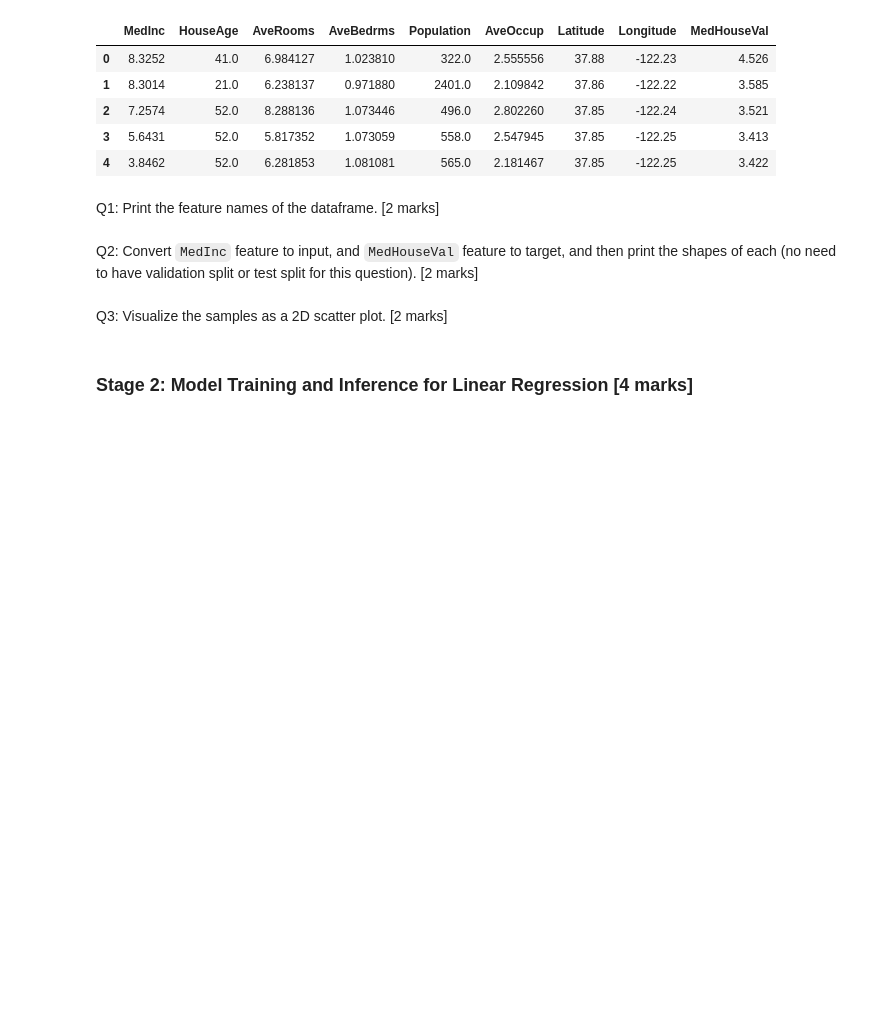
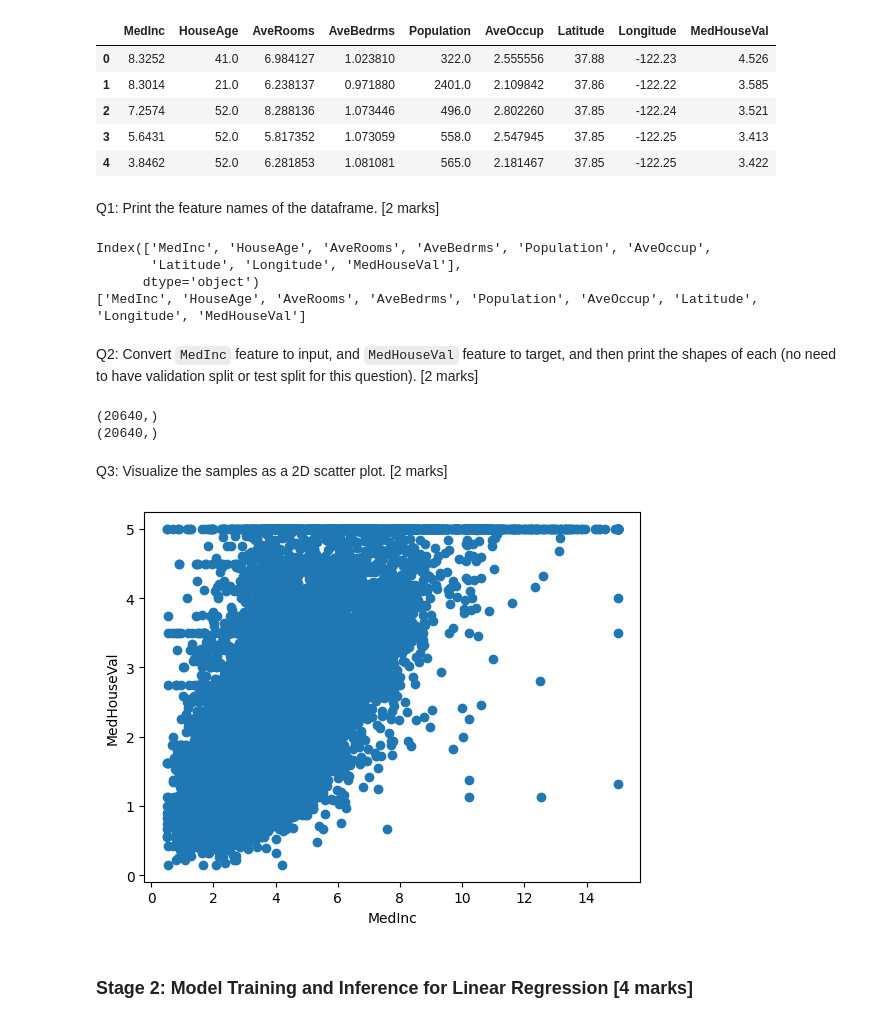
Before and after one commit to subhashiitb/IITKGP-ML, a Jupyter notebook: Assignment/Module1/Module -1 ML Assignment-Starter-Notebook.ipynb, the cells around one changed output. Cells and saved outputs as stored; diff of their text form; code cells hidden in the pictures; blank space fills up the shorter version.

```diff
--- a/Assignment/Module1/Module -1 ML Assignment-Starter-Notebook.ipynb
+++ b/Assignment/Module1/Module -1 ML Assignment-Starter-Notebook.ipynb
@@ -34,7 +34,16 @@ df.head()
 Q1: Print the feature names of the dataframe. [2 marks]
 # %%
 ### YOUR CODE STARTS HERE ###
+print (df.columns)
+
+# Printed as list also.
+print (list(df.columns))
 
 ### YOUR CODE ENDS HERE ###
+# %% [output]
+Index(['MedInc', 'HouseAge', 'AveRooms', 'AveBedrms', 'Population', 'AveOccup',
+       'Latitude', 'Longitude', 'MedHouseVal'],
+      dtype='object')
+['MedInc', 'HouseAge', 'AveRooms', 'AveBedrms', 'Population', 'AveOccup', 'Latitude', 'Longitude', 'MedHouseVal']
 # %% [markdown]
 Q2: Convert `MedInc` feature to input, and `MedHouseVal` feature to target, and then print the shapes of each (no need to have validation split or test split for this question). [2 marks]
@@ -45,9 +50,32 @@ Q2: Convert `MedInc` feature to input, and `MedHouseVal` feature to target, and
+# %%
+### YOUR CODE STARTS HERE ###
+
+# It means to convert the MedInc to input as X and MedHouseVal as y.
+
+x = df['MedInc']
+y = df['MedHouseVal']
+
+print(x.shape)
+print(y.shape)
+
+
+### YOUR CODE ENDS HERE ###
+# %% [output]
+(20640,)
+(20640,)
 # %% [markdown]
 Q3: Visualize the samples as a 2D scatter plot. [2 marks]
 # %%
 ### YOUR CODE STARTS HERE ###
 
+plt.scatter(x, y)
+plt.xlabel('MedInc')
+plt.ylabel('MedHouseVal')
+plt.show()
+
 ### YOUR CODE ENDS HERE ###
+# %% [output]
+[figure, added]
 # %% [markdown]
 ### Stage 2: Model Training and Inference for Linear Regression [4 marks]
 # %% [markdown]
```
Also changed, not shown: parts of 5 cells of this notebook.
